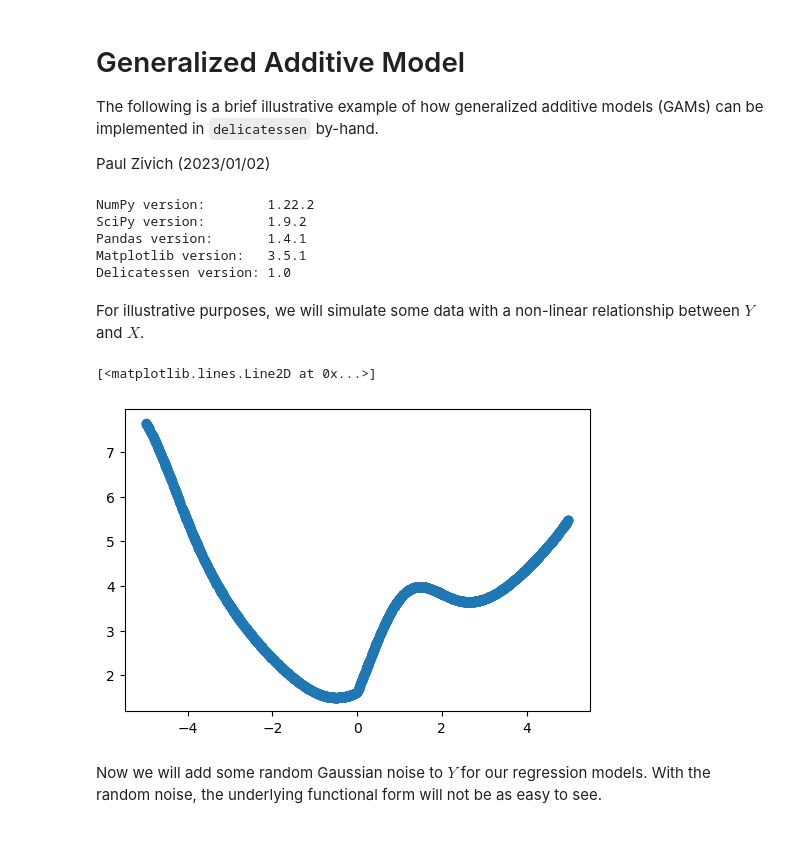
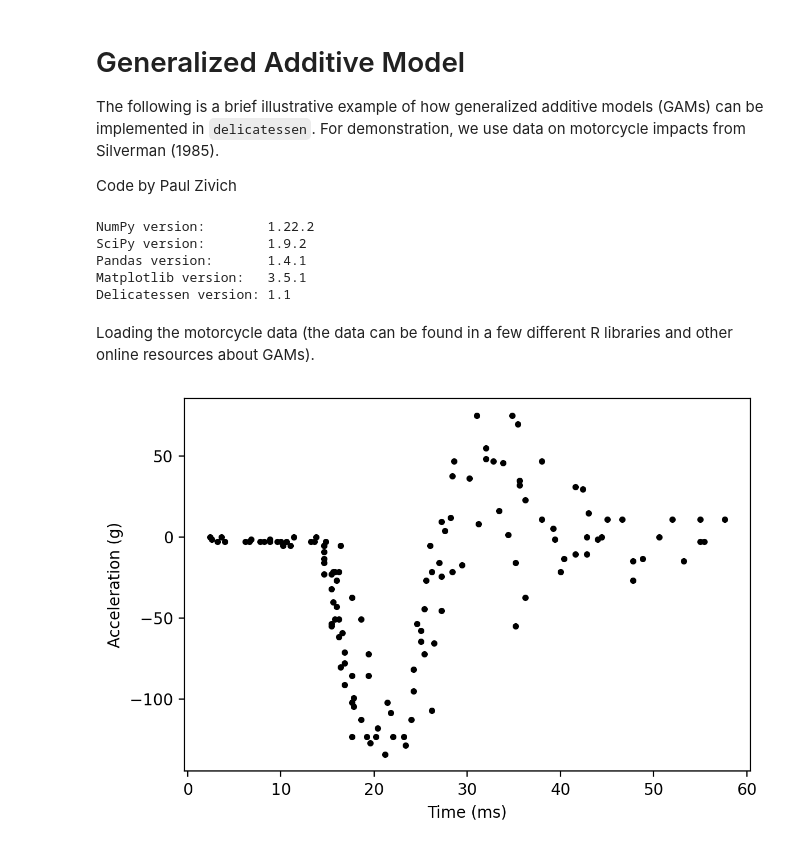
Before and after one commit to pzivich/Delicatessen, a Jupyter notebook: examples/Generalized-Additive-Model.ipynb, the cells around one changed output. Drawn from its saved outputs; the diff is of its cells as text; code cells hidden in the pictures.

Commit message:
adding updated examples for v1.1

```diff
--- a/examples/Generalized-Additive-Model.ipynb
+++ b/examples/Generalized-Additive-Model.ipynb
@@ -1,9 +1,9 @@
 # %% [markdown]
 # Generalized Additive Model
 
-The following is a brief illustrative example of how generalized additive models (GAMs) can be implemented in `delicatessen` by-hand.
+The following is a brief illustrative example of how generalized additive models (GAMs) can be implemented in `delicatessen`. For demonstration, we use data on motorcycle impacts from Silverman (1985).
 
-Paul Zivich (2023/01/02)
+Code by Paul Zivich
 # %%
 import numpy as np
 import scipy as sp
@@ -13,10 +13,13 @@ import matplotlib.pyplot as plt
 
 import delicatessen as deli
 from delicatessen import MEstimator
-from delicatessen.estimating_equations import ee_ridge_regression
+from delicatessen.estimating_equations import (ee_regression,
+                                               ee_ridge_regression,
+                                               ee_additive_regression)
+from delicatessen.utilities import additive_design_matrix, regression_predictions
 
 %matplotlib inline
-mpl.rcParams['figure.dpi']= 100
+mpl.rcParams['figure.dpi']= 200
 np.random.seed(202301)
 
 print("NumPy version:       ", np.__version__)
@@ -29,20 +32,27 @@ NumPy version:        1.22.2
 SciPy version:        1.9.2
 Pandas version:       1.4.1
 Matplotlib version:   3.5.1
-Delicatessen version: 1.0
+Delicatessen version: 1.1
 # %% [markdown]
-For illustrative purposes, we will simulate some data with a non-linear relationship between $Y$ and $X$.
+Loading the motorcycle data (the data can be found in a few different R libraries and other online resources about GAMs).
 # %%
-n = 2000
+# Loading data
+d = pd.read_csv("data/silverman.csv")
+d['intercept'] = 1
 
-d = pd.DataFrame()
-d['X'] = np.random.uniform(-5, 5, size=n)
-d['C'] = 1
-d['Y'] = np.exp(np.sin(d['X'] + 0.5)) + np.abs(d['X'])
+# Formating data for delicatessen
+X = np.asarray(d[['intercept', 'times']])
+y = np.asarray(d['accel'])
+
+# Formating data for plots
+p = pd.DataFrame()
+p['times'] = np.linspace(np.min(d['times']), np.max(d['times']), 200)
+p['intercept'] = 1
+Xp = np.asarray(p[['intercept', 'times']])
 # %%
-plt.plot(d['X'], d['Y'], 'o')
+plt.plot(d['times'], d['accel'], '.', color='k')
+plt.xlabel("Time (ms)")
+plt.ylabel("Acceleration (g)")
+plt.tight_layout()
 # %% [output]
-[<matplotlib.lines.Line2D at 0x...>]
-[figure, old version]
+[figure, new version]
-# %% [markdown]
-Now we will add some random Gaussian noise to $Y$ for our regression models. With the random noise, the underlying functional form will not be as easy to see.
```
Also changed, not shown: parts of 26 cells of this notebook, 3 other files.
